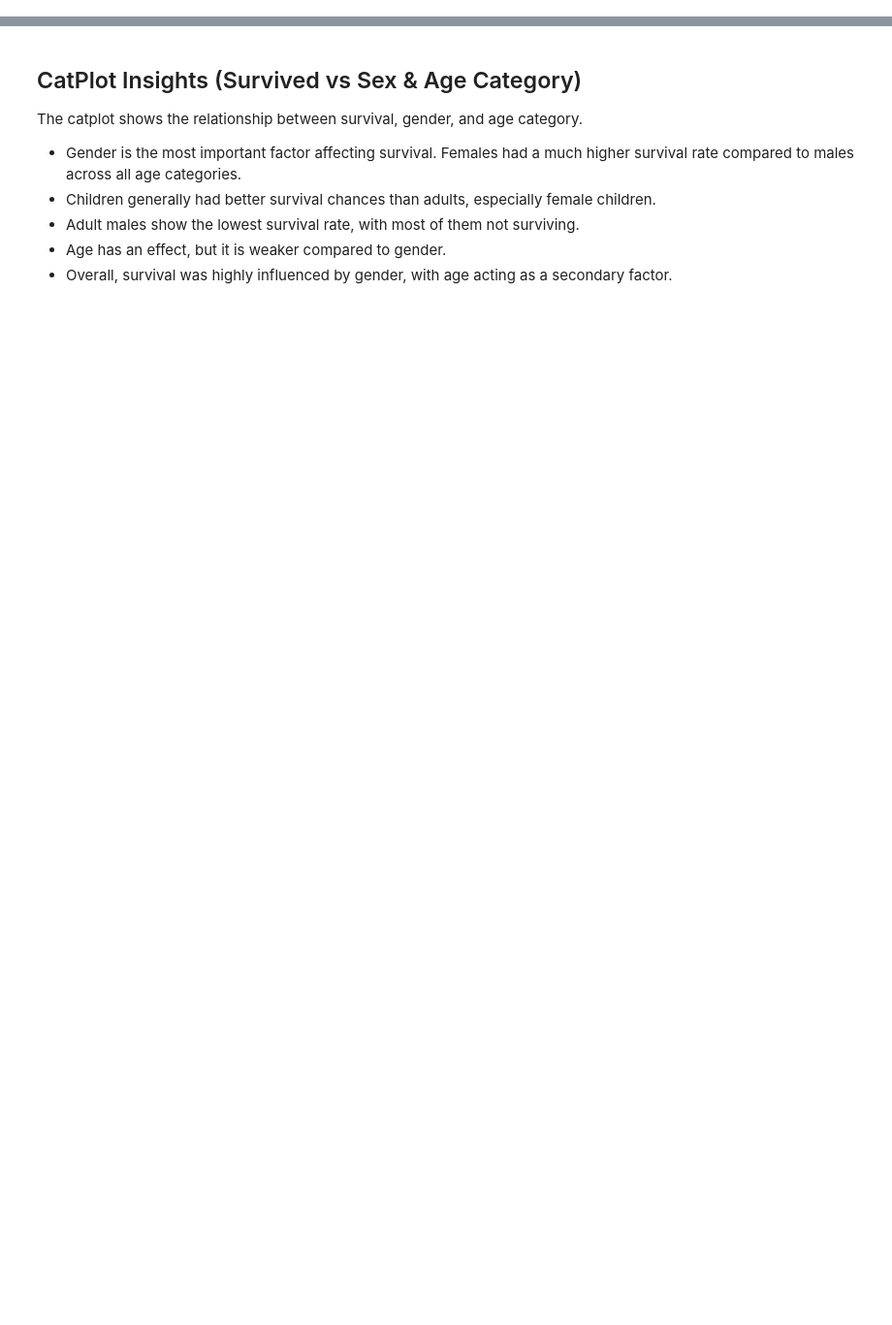
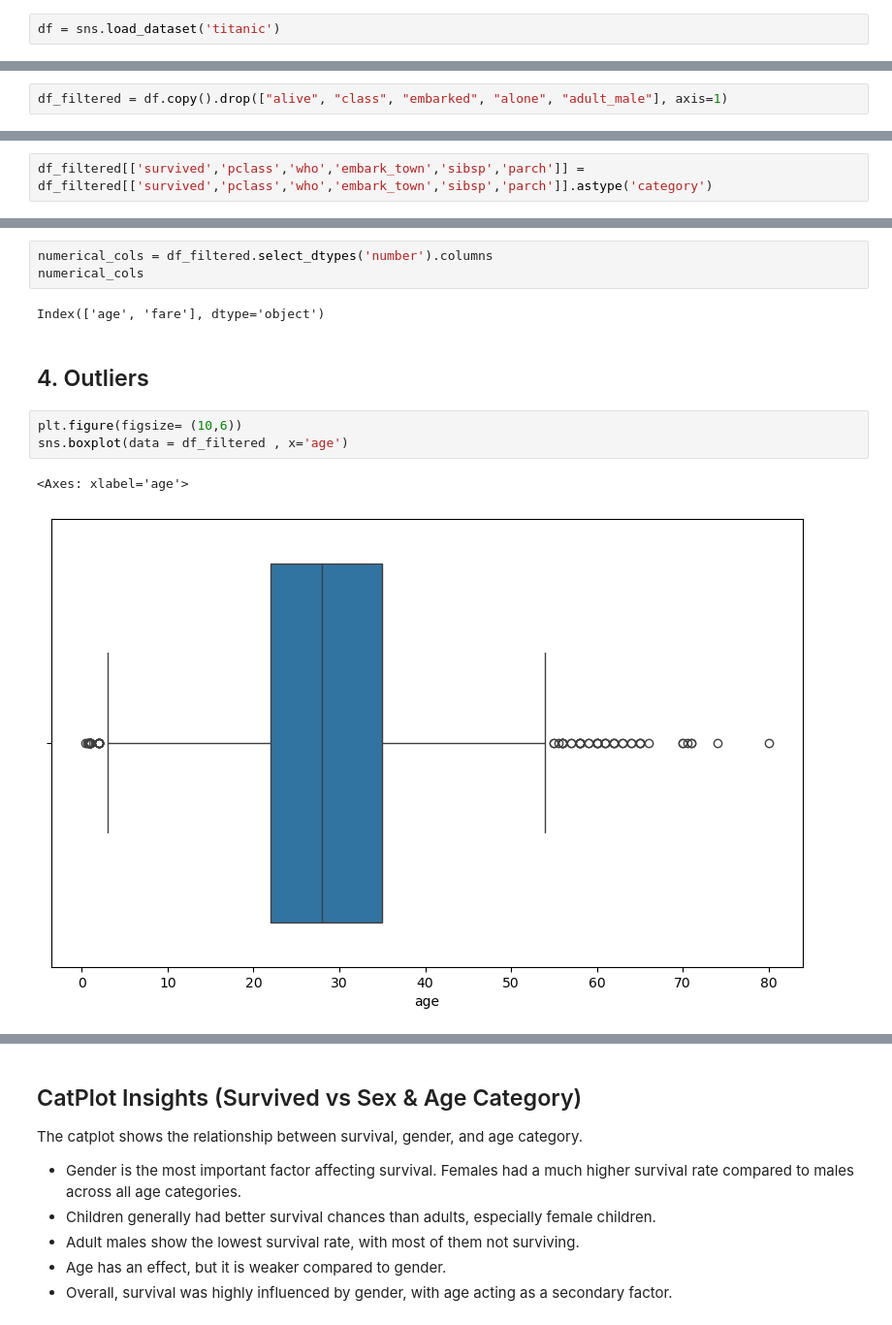
Before and after one commit to sama-tarek/Titanic-Survival-Analysis, a Jupyter notebook: Titanic.ipynb, the cells around one changed output, grey strips where cells are left out. Shown at 97% size. Saved outputs shown, nothing was run; the diff lists cells and outputs as text; blank space fills up the shorter version.

```diff
--- a/Titanic.ipynb
+++ b/Titanic.ipynb
@@ -240,0 +30,2 @@ plt.show()
+# %%
+df = sns.load_dataset('titanic')
@@ -240,0 +45,2 @@ plt.show()
+# %%
+df_filtered = df.copy().drop(["alive", "class", "embarked", "alone", "adult_male"], axis=1)
@@ -240,0 +123,2 @@ plt.show()
+# %%
+df_filtered[['survived','pclass','who','embark_town','sibsp','parch']] = df_filtered[['survived','pclass','who','embark_town','sibsp','parch']].astype('category')
@@ -240,0 +207,13 @@ plt.show()
+# %%
+numerical_cols = df_filtered.select_dtypes('number').columns
+numerical_cols
+# %% [output]
+Index(['age', 'fare'], dtype='object')
+# %% [markdown]
+## 4. Outliers
+# %%
+plt.figure(figsize= (10,6))
+sns.boxplot(data = df_filtered , x='age')
+# %% [output]
+<Axes: xlabel='age'>
+[figure, added]
```
Also changed, not shown: parts of 85 cells of this notebook.
